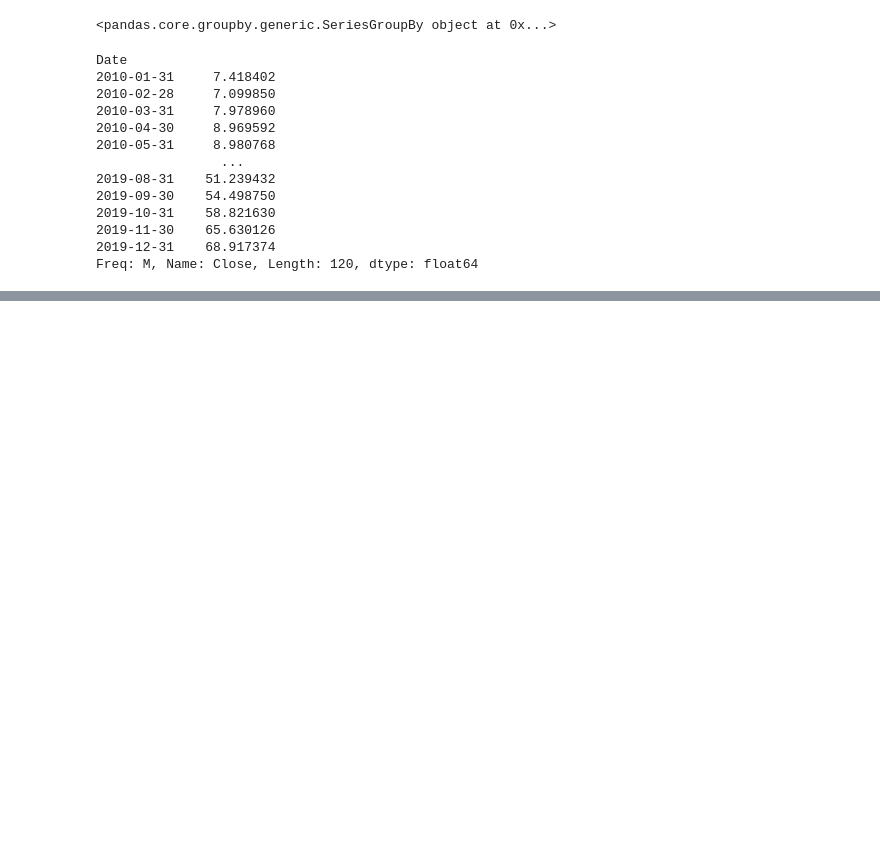
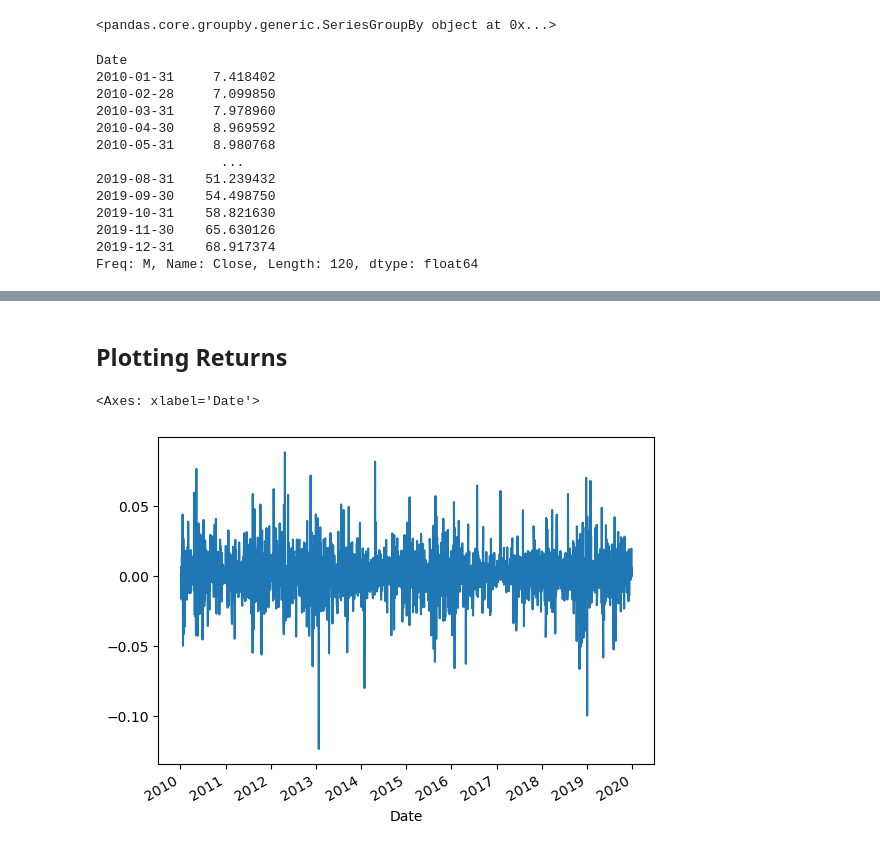
Before and after one commit to johnzea/LinkedInPythonFinance, a Jupyter notebook: Loading Data and Visualizations.ipynb, the cells around one changed output, grey strips where cells are left out. Saved outputs shown, nothing was run; the diff lists cells and outputs as text; code cells hidden in the pictures; blank space fills up the shorter version.

```diff
--- a/Loading Data and Visualizations.ipynb
+++ b/Loading Data and Visualizations.ipynb
@@ -246,0 +331,5 @@ Freq: M, Name: Close, Length: 120, dtype: float64
+# %%
+aapl = (raw
+        .iloc[:, ::2]
+       .pipe(fix_cols))
+aapl
@@ -246,0 +371,12 @@ Freq: M, Name: Close, Length: 120, dtype: float64
+# %% [markdown]
+## Plotting Returns
+# %%
+# Plot Returns
+(aapl
+ .pct_change()
+ .Close
+ .plot()
+)
+# %% [output]
+<Axes: xlabel='Date'>
+[figure, added]
```
Also changed, not shown: parts of 30 cells of this notebook.
